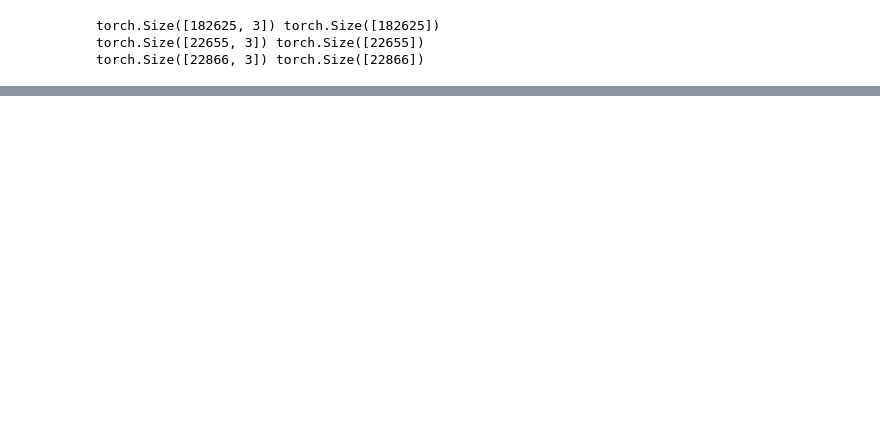
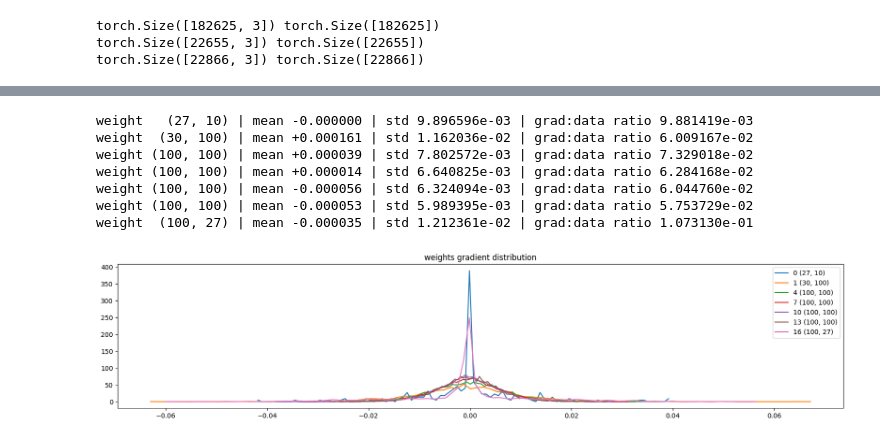
Before and after one commit to Xiaoquan006Zhao/NLP, a Jupyter notebook: MLP/MLP.ipynb, the cells around one changed output, grey strips where cells are left out. Cells and saved outputs as stored; diff of their text form; code cells hidden in the pictures; blank space fills up the shorter version.

```diff
--- a/MLP/MLP.ipynb
+++ b/MLP/MLP.ipynb
@@ -23,7 +14,11 @@ len(words)
 # %% [output]
 32033
 # %%
+# build the vocabulary of characters and mappings to/from integers
 chars = sorted(list(set(''.join(words))))
 stoi = {s:i+1 for i,s in enumerate(chars)}
 stoi['.'] = 0
 itos = {i:s for s,i in stoi.items()}
+vocab_size = len(itos)
+print(itos)
+print(vocab_size)
@@ -146,0 +374,22 @@ plt.grid('minor')
+# %%
+# visualize histograms
+plt.figure(figsize=(20, 4)) # width and height of the plot
+legends = []
+for i,p in enumerate(parameters):
+  t = p.grad
+  if p.ndim == 2:
+    print('weight %10s | mean %+f | std %e | grad:data ratio %e' % (tuple(p.shape), t.mean(), t.std(), t.std() / p.std()))
+    hy, hx = torch.histogram(t, density=True)
+    plt.plot(hx[:-1].detach(), hy.detach())
+    legends.append(f'{i} {tuple(p.shape)}')
+plt.legend(legends)
+plt.title('weights gradient distribution');
+# %% [output]
+weight   (27, 10) | mean -0.000000 | std 9.896596e-03 | grad:data ratio 9.881419e-03
+weight  (30, 100) | mean +0.000161 | std 1.162036e-02 | grad:data ratio 6.009167e-02
+weight (100, 100) | mean +0.000039 | std 7.802572e-03 | grad:data ratio 7.329018e-02
+weight (100, 100) | mean +0.000014 | std 6.640825e-03 | grad:data ratio 6.284168e-02
+weight (100, 100) | mean -0.000056 | std 6.324094e-03 | grad:data ratio 6.044760e-02
+weight (100, 100) | mean -0.000053 | std 5.989395e-03 | grad:data ratio 5.753729e-02
+weight  (100, 27) | mean -0.000035 | std 1.212361e-02 | grad:data ratio 1.073130e-01
+[figure, added]
```
Also changed, not shown: parts of 25 cells of this notebook.
